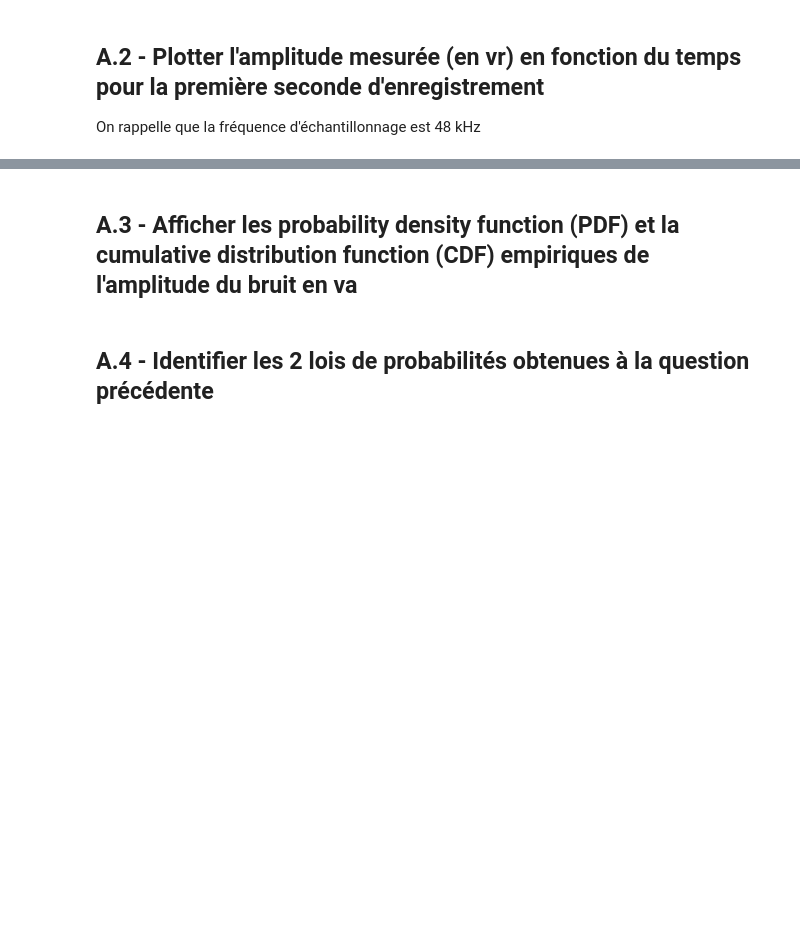
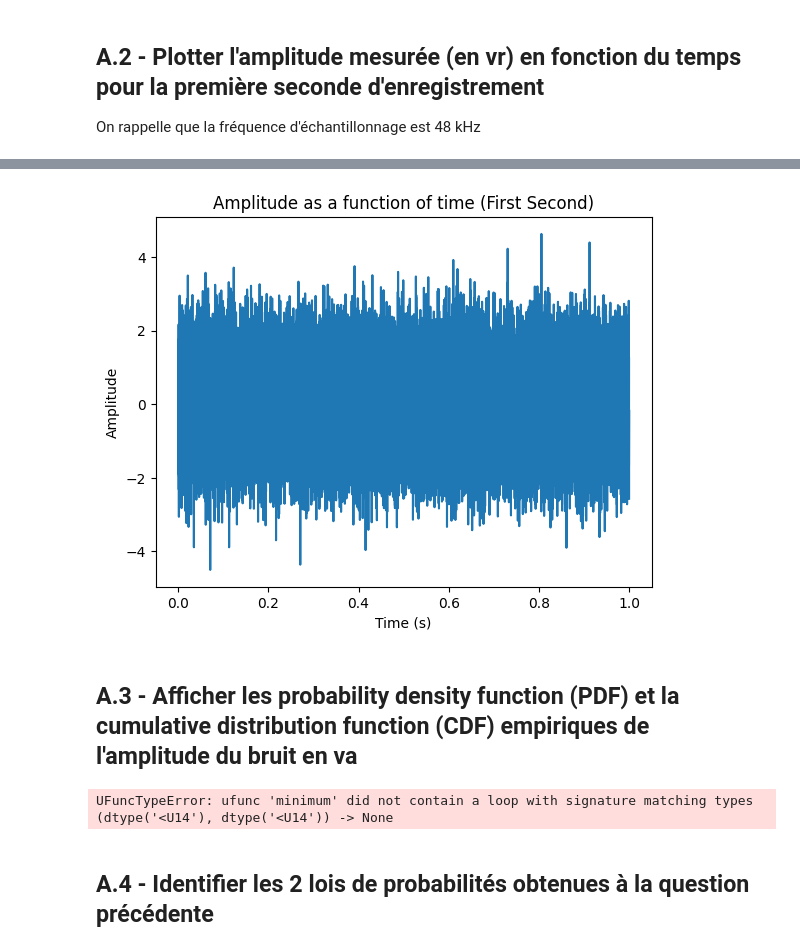
Before and after one commit to shahaf38/Stats-Tests_Hypotheses, a Jupyter notebook: Stats-Tests_Hypotheses.ipynb, the cells around one changed output, grey strips where cells are left out. Saved outputs shown, nothing was run; the diff lists cells and outputs as text; code cells hidden in the pictures; blank space fills up the shorter version.

Commit message:
Calculate PDF and Calculate CDF and ploting

```diff
--- a/Stats-Tests_Hypotheses.ipynb
+++ b/Stats-Tests_Hypotheses.ipynb
@@ -71,5 +99,59 @@ On rappelle que la fréquence d'échantillonnage est 48 kHz
+# %%
+## for the first second of recording
+# Duration of interest (in seconds)
+duration_of_interest = 1
+
+# Calculate the number of samples for the first second
+num_samples_first_second = int(sampling_frequency * duration_of_interest)
+
+# Slice the data to include only the first second
+data_first_second = data[:num_samples_first_second]
+
+# Create a time array for the first second
+time_first_second = np.linspace(0, duration_of_interest, num_samples_first_second)
+
+# Plot amplitude as a function of time for the first second
+plt.plot(time_first_second, data_first_second)
+plt.title("Amplitude as a function of time (First Second)")
+plt.xlabel("Time (s)")
+plt.ylabel("Amplitude")
+plt.show()
+# %% [output]
+[figure, added]
 # %% [markdown]
 ## A.3 - Afficher les probability density function (PDF) et  la cumulative distribution function (CDF) empiriques de l'amplitude du bruit en va
+# %%
+
+# Calculate PDF
+hist, bin_edges = np.histogram(file_name, bins=50, density=True)
+pdf = hist / sum(hist)
+
+# Calculate CDF
+cdf = np.cumsum(pdf)
+
+# Plot PDF
+plt.subplot(2, 1, 1)
+plt.plot(bin_edges[1:], pdf, label='PDF')
+plt.title('Probability Density Function (PDF) of Noise Amplitude')
+plt.xlabel('Amplitude')
+plt.ylabel('Probability')
+plt.legend()
+
+# Plot CDF
+plt.subplot(2, 1, 2)
+plt.plot(bin_edges[1:], cdf, label='CDF')
+plt.title('Cumulative Distribution Function (CDF) of Noise Amplitude')
+plt.xlabel('Amplitude')
+plt.ylabel('Cumulative Probability')
+plt.legend()
+
+# Adjust layout for better visualization
+plt.tight_layout()
+
+# Show the plot
+plt.show()
+# %% [output]
+UFuncTypeError: ufunc 'minimum' did not contain a loop with signature matching types (dtype('<U14'), dtype('<U14')) -> None
 # %% [markdown]
 ## A.4 - Identifier les 2 lois de probabilités obtenues à la question précédente
 # %% [markdown]
```
Also changed, not shown: parts of 6 cells of this notebook.
